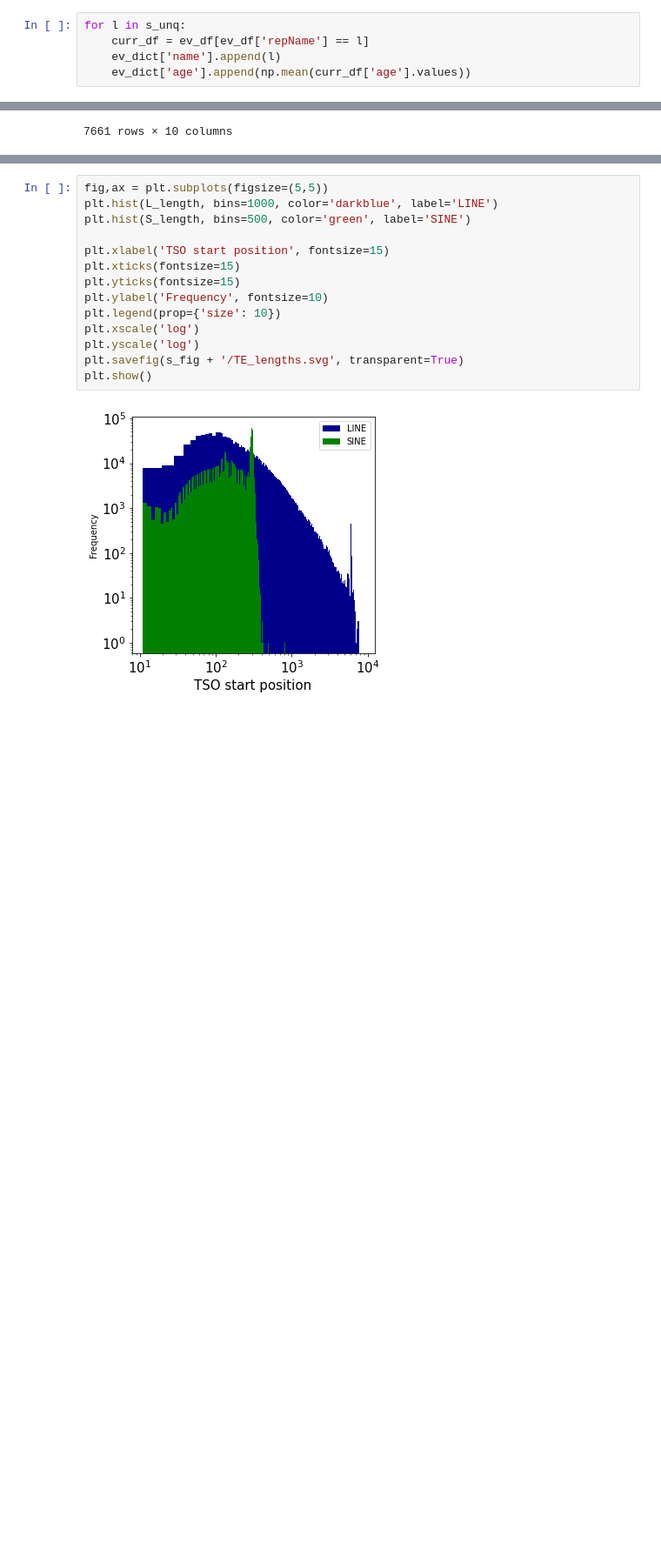
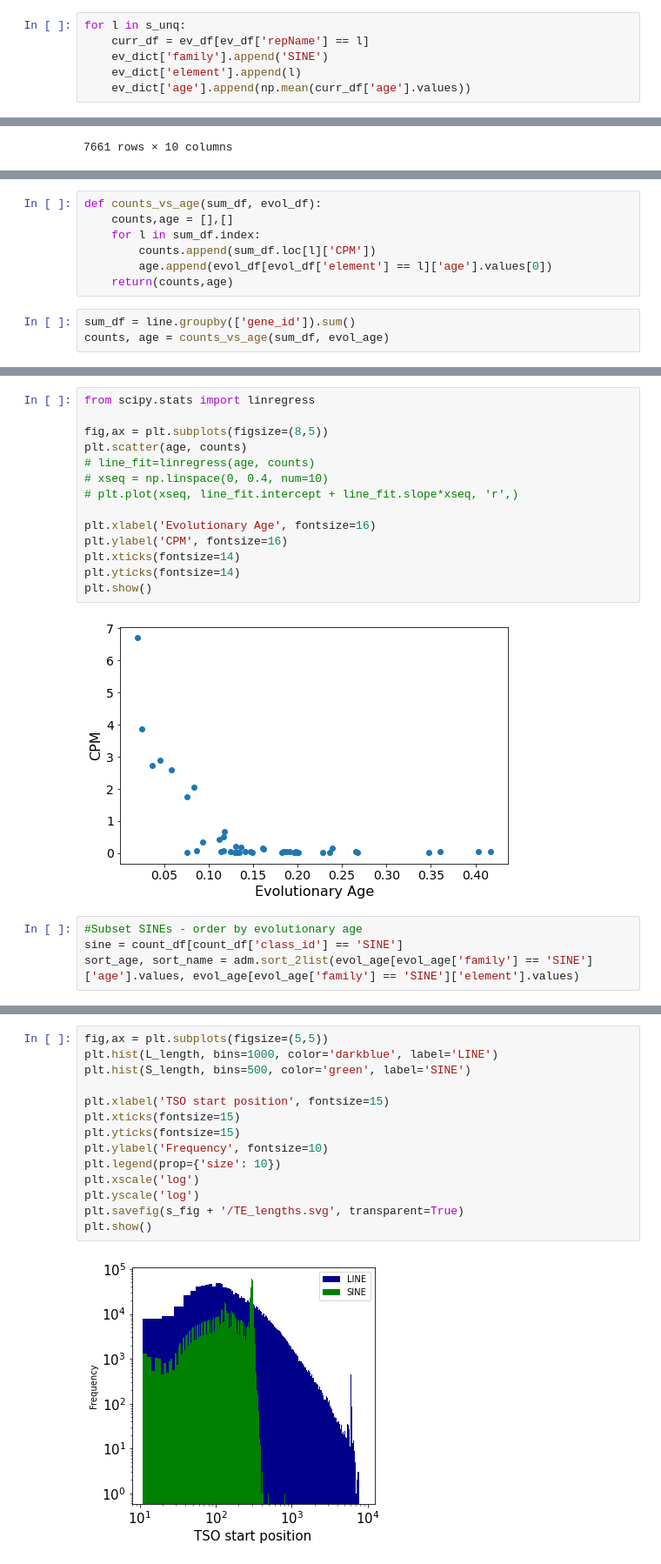
Before and after one commit to dmnburrows/line1_ageing, a Jupyter notebook: te_rna.ipynb, the cells around one changed output, grey strips where cells are left out. Shown: that part at 87% size. Drawn from its saved outputs; the diff is of its cells as text; blank space fills up the shorter version.

```diff
--- a/te_rna.ipynb
+++ b/te_rna.ipynb
@@ -126,7 +127,8 @@ for l in l_unq:
 # %%
 for l in s_unq:
     curr_df = ev_df[ev_df['repName'] == l]
-    ev_dict['name'].append(l)
+    ev_dict['family'].append('SINE')
+    ev_dict['element'].append(l)
     ev_dict['age'].append(np.mean(curr_df['age'].values))
 # %%
 ev_df_s = pd.DataFrame(ev_dict)
@@ -707,0 +745,10 @@ line
+# %%
+def counts_vs_age(sum_df, evol_df):
+    counts,age = [],[]
+    for l in sum_df.index:
+        counts.append(sum_df.loc[l]['CPM'])
+        age.append(evol_df[evol_df['element'] == l]['age'].values[0])
+    return(counts,age)
+# %%
+sum_df = line.groupby(['gene_id']).sum()
+counts, age = counts_vs_age(sum_df, evol_age)
@@ -708,3 +764,23 @@ line
+# %%
+from scipy.stats import linregress
+
+fig,ax = plt.subplots(figsize=(8,5))
+plt.scatter(age, counts)
+# line_fit=linregress(age, counts)
+# xseq = np.linspace(0, 0.4, num=10)
+# plt.plot(xseq, line_fit.intercept + line_fit.slope*xseq, 'r',)
+
+plt.xlabel('Evolutionary Age', fontsize=16)
+plt.ylabel('CPM', fontsize=16)
+plt.xticks(fontsize=14)
+plt.yticks(fontsize=14)
+plt.show()
+# %% [output]
+[figure, added]
+# %%
+#Subset SINEs - order by evolutionary age
+sine = count_df[count_df['class_id'] == 'SINE']
+sort_age, sort_name = adm.sort_2list(evol_age[evol_age['family'] == 'SINE']['age'].values, evol_age[evol_age['family'] == 'SINE']['element'].values)
 # %%
 import seaborn as sns
 fig,ax = plt.subplots(figsize=(20,10))
```
Also changed, not shown: parts of 28 cells of this notebook.
